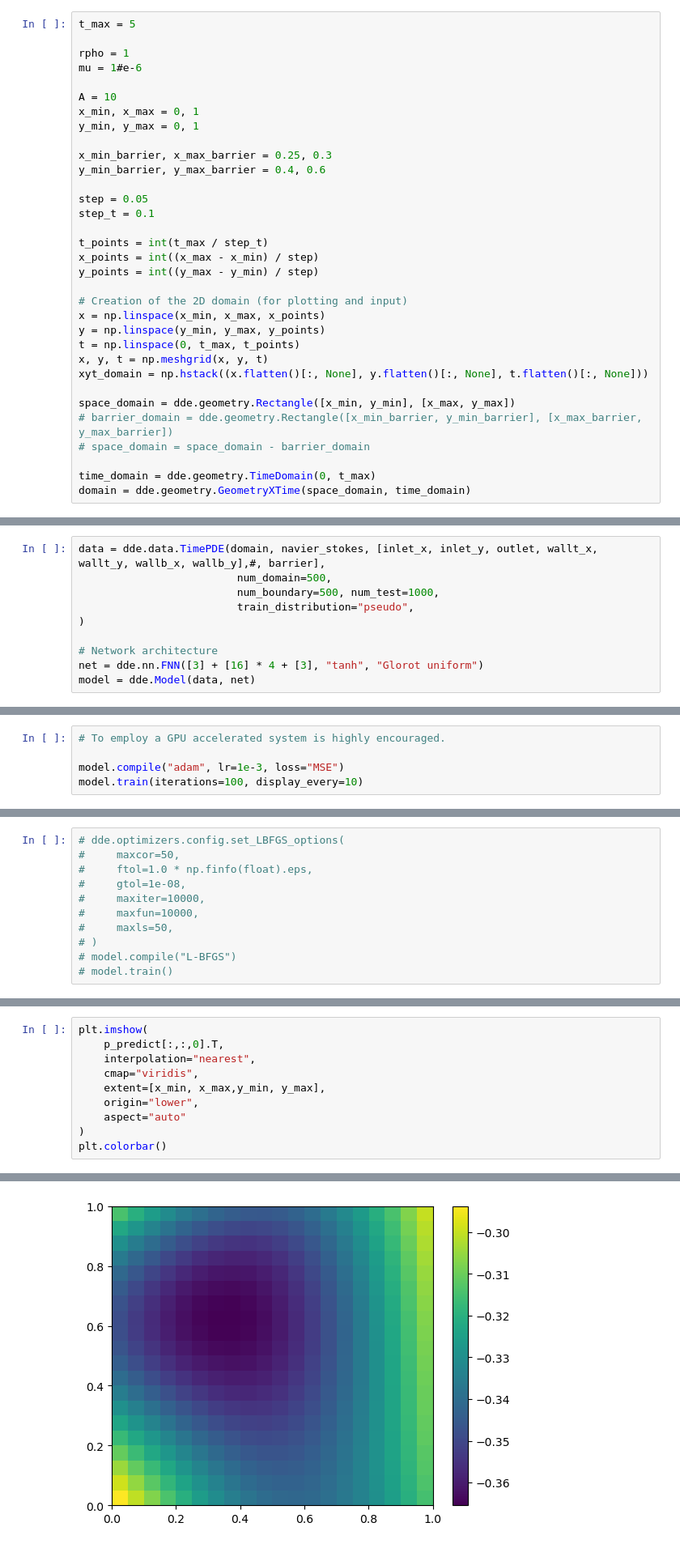
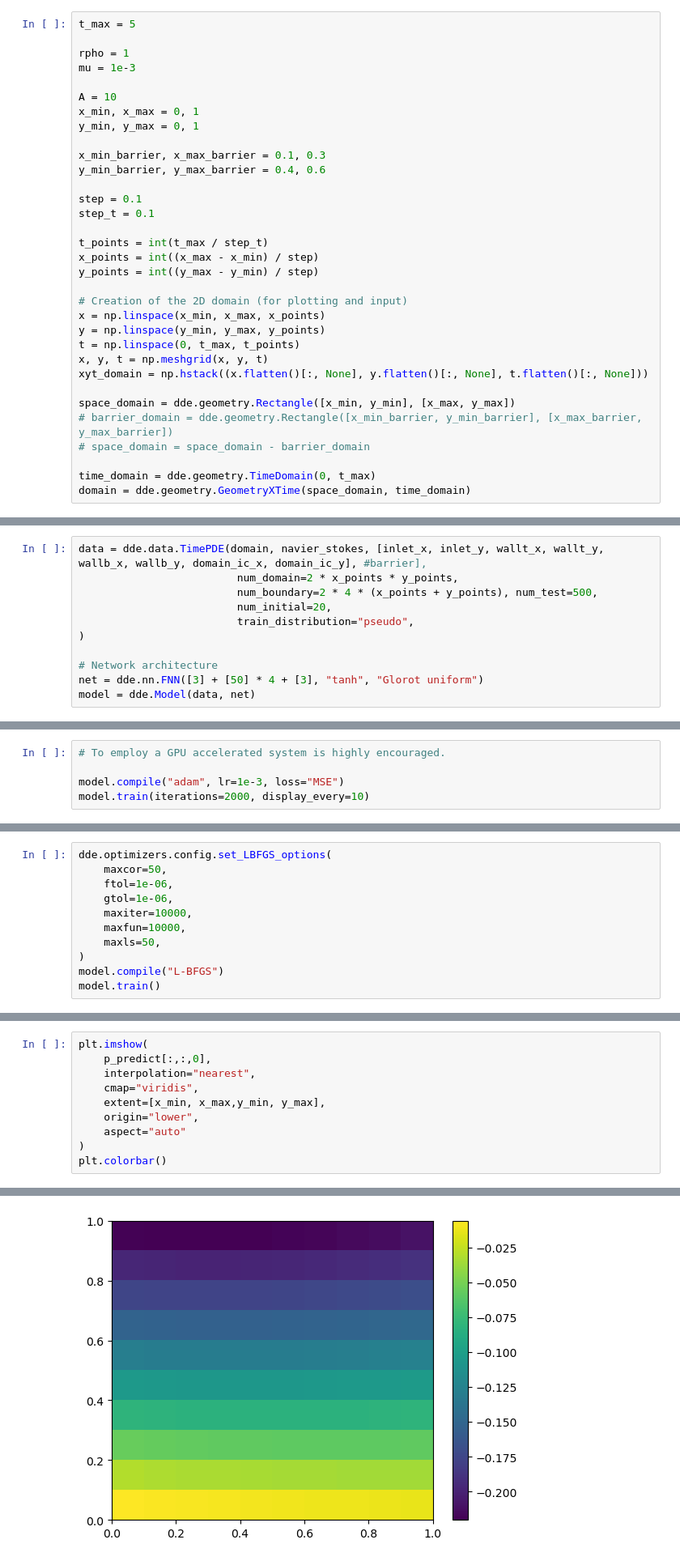
Before and after one commit to Ygrik2003/PINN_GL, a Jupyter notebook: pinn_model/hydro_nn.ipynb, the cells around one changed output, grey strips where cells are left out. Shown at 81% size. Drawn from its saved outputs; the diff is of its cells as text.

```diff
--- a/pinn_model/hydro_nn.ipynb
+++ b/pinn_model/hydro_nn.ipynb
@@ -16,16 +16,16 @@ Setting the default backend to "tensorflow". You can change it in the ~/.deepxde
 t_max = 5
 
 rpho = 1
-mu = 1#e-6
+mu = 1e-3
 
 A = 10
 x_min, x_max = 0, 1
 y_min, y_max = 0, 1
 
-x_min_barrier, x_max_barrier = 0.25, 0.3
+x_min_barrier, x_max_barrier = 0.1, 0.3
 y_min_barrier, y_max_barrier = 0.4, 0.6
 
-step = 0.05
+step = 0.1
 step_t = 0.1
 
 t_points = int(t_max / step_t)
@@ -132,12 +135,13 @@ wallb_y = dde.icbc.DirichletBC(domain, zero_velocity, wall_bottom_boundary,
 # barrier = dde.icbc.DirichletBC(domain, zero_velocity, boundary_barrier)
 # %%
-data = dde.data.TimePDE(domain, navier_stokes, [inlet_x, inlet_y, outlet, wallt_x, wallt_y, wallb_x, wallb_y],#, barrier],
-                         num_domain=500,
-                         num_boundary=500, num_test=1000,
+data = dde.data.TimePDE(domain, navier_stokes, [inlet_x, inlet_y, wallt_x, wallt_y, wallb_x, wallb_y, domain_ic_x, domain_ic_y], #barrier],
+                         num_domain=2 * x_points * y_points,
+                         num_boundary=2 * 4 * (x_points + y_points), num_test=500,
+                         num_initial=20,
                          train_distribution="pseudo",
 )
 
 # Network architecture
-net = dde.nn.FNN([3] + [16] * 4 + [3], "tanh", "Glorot uniform")
+net = dde.nn.FNN([3] + [50] * 4 + [3], "tanh", "Glorot uniform")
 model = dde.Model(data, net)
 # %% [output]
@@ -147,6 +151,6 @@ Warning: 1000 points required, but 1072 points sampled.
 # To employ a GPU accelerated system is highly encouraged.
 
 model.compile("adam", lr=1e-3, loss="MSE")
-model.train(iterations=100, display_every=10)
+model.train(iterations=2000, display_every=10)
 # %% [output]
 Compiling model...
@@ -171,11 +173,11 @@ Training model...
 # %%
-# dde.optimizers.config.set_LBFGS_options(
-#     maxcor=50,
-#     ftol=1.0 * np.finfo(float).eps,
-#     gtol=1e-08,
-#     maxiter=10000,
-#     maxfun=10000,
-#     maxls=50,
-# )
-# model.compile("L-BFGS")
-# model.train()
+dde.optimizers.config.set_LBFGS_options(
+    maxcor=50,
+    ftol=1e-06,
+    gtol=1e-06,
+    maxiter=10000,
+    maxfun=10000,
+    maxls=50,
+)
+model.compile("L-BFGS")
+model.train()
@@ -328,16 +340,16 @@ vuv_quiver = ax.quiver(
 # %%
 plt.imshow(
-    p_predict[:,:,0].T,
+    p_predict[:,:,0],
     interpolation="nearest",
     cmap="viridis",
     extent=[x_min, x_max,y_min, y_max],
     origin="lower",
     aspect="auto"
 )
 plt.colorbar()
 # %% [output]
 <matplotlib.colorbar.Colorbar at 0x...>
-[figure, old version]
+[figure, new version]
 # %%
 for i in range(u_predict.shape[0]):
     plt.plot(u_predict[i, i, :])
```
Also changed, not shown: parts of 9 cells of this notebook, 3 other files.
